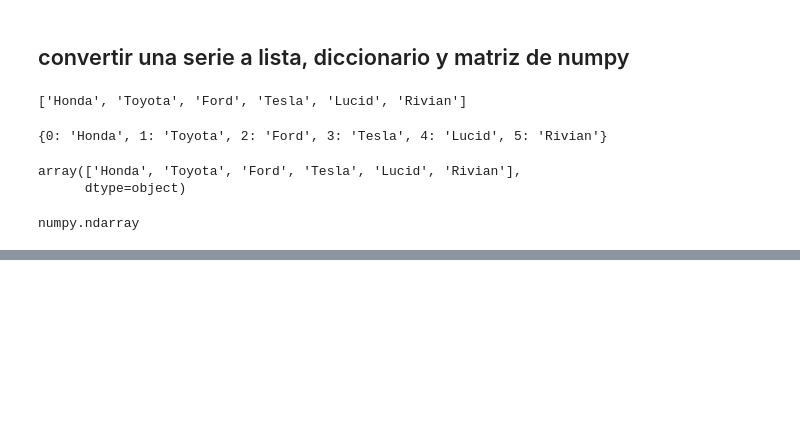
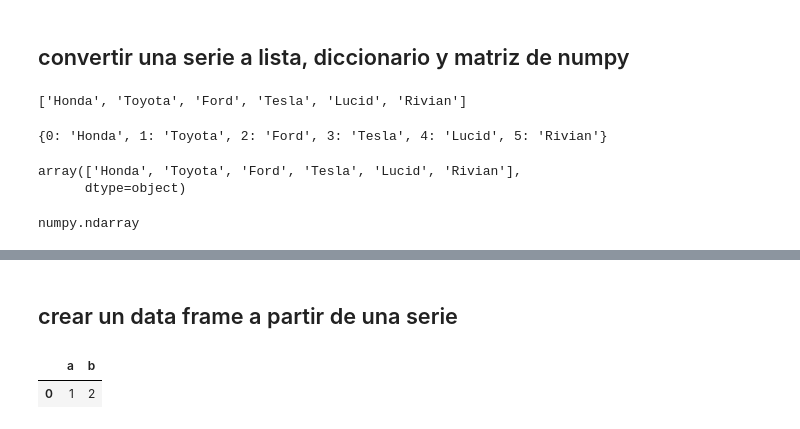
Before and after one commit to pacomm5/Plantillas, a Jupyter notebook: PANDAS.ipynb, the cells around one changed output, grey strips where cells are left out. Cells and saved outputs as stored; diff of their text form; code cells hidden in the pictures; blank space fills up the shorter version.

```diff
--- a/PANDAS.ipynb
+++ b/PANDAS.ipynb
@@ -289,0 +376,9 @@ numpy.ndarray
+# %% [markdown]
+## crear un data frame a partir de una serie
+# %%
+s1 = pd.Series([1,2], index=['a','b'])
+series_df = pd.DataFrame([s1])
+series_df
+# %% [output]
+|  | a | b |
+| 0 | 1 | 2 |
```
Also changed, not shown: parts of 27 cells of this notebook.
